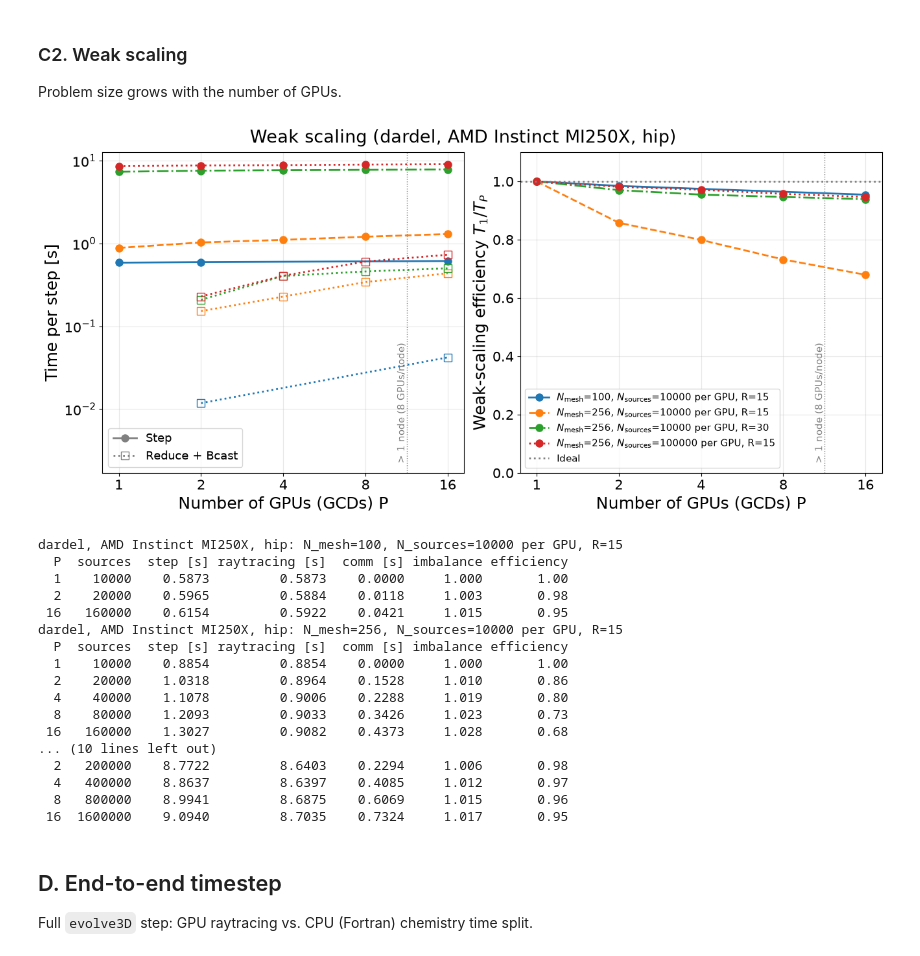
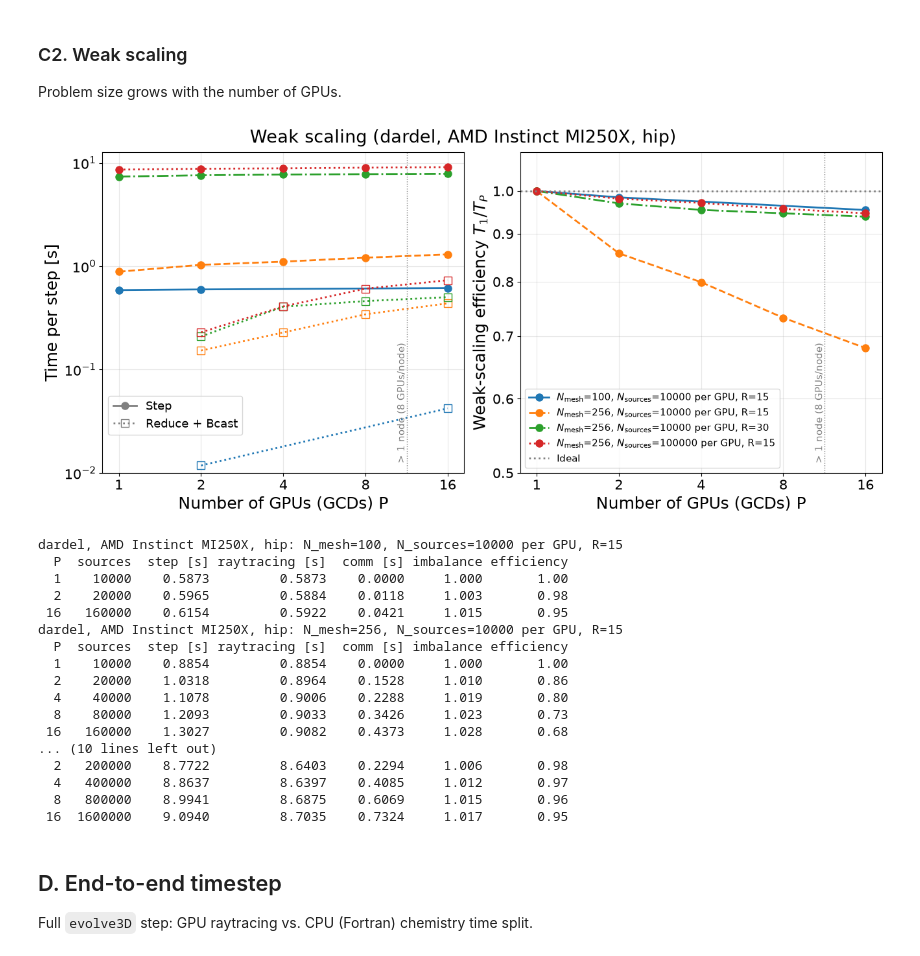
Before and after one commit to cosmic-reionization/pyC2Ray, a Jupyter notebook: examples/benchmarks/pyc2ray_benchmarks_dardel.ipynb, the cells around one changed output. Saved outputs shown, nothing was run; the diff lists cells and outputs as text; code cells hidden in the pictures.

```diff
--- a/examples/benchmarks/pyc2ray_benchmarks_dardel.ipynb
+++ b/examples/benchmarks/pyc2ray_benchmarks_dardel.ipynb
@@ -71,8 +71,8 @@ def ok(records):
 
 
 # The i-th curve gets colour Ci and the i-th line style, so overlapping curves stay
-# visible: solid is drawn first, then dashed, dash-dotted, dotted.
-STYLES = ['-', '--', '-.', ':']
+# visible: solid is drawn first, then dashed, dash-dotted, dotted, loosely dotted.
+STYLES = ['-', '--', '-.', ':', (0, (1, 4))]  # last: loosely dotted
 
 
 def style(i):
@@ -90,11 +90,11 @@ def title(fig, name, runs):
     return lambda run, text: f'{text} ({label(run)})'
 
 
-def line_types(ax, loc=3):
+def line_types(ax, loc=3, **kw):
     """Legend of the line types only (the cases are listed by colour in the other panel)."""
     ax.legend(handles=[Line2D([], [], color='gray', marker='o', label='Step'),
                        Line2D([], [], color='gray', marker='s', mfc='none', ls=':', label='Reduce + Bcast')],
-              loc=loc, fontsize=13)
+              loc=loc, fontsize=13, **kw)
     ax.set_ylim(bottom=ax.get_ylim()[0] / 5)  # room below the data for the legend
 
 
@@ -528,37 +528,40 @@ if runs:
         step = np.array([r['time_median_s'] for r in recs])
         run = next(run for run in runs if label(run) == lab)
         case = leg(run, case_label(N=N, nsrc=per, R=radius, per_gpu=True))
         axs[0].loglog(P, step, marker='o', label=f'Step ({case})', **style(i))
         multi = P > 1  # nothing to communicate with one GPU
         axs[0].loglog(P[multi], np.array([r['t_comm_median_s'] for r in recs])[multi], marker='s', mfc='none',
                       color=f'C{i % 10}', ls=':', label=f'Reduce + Bcast ({case})')
         if P[0] == 1:
-            axs[1].semilogx(P, step[0] / step, marker='o', label=case, **style(i))
+            axs[1].loglog(P, step[0] / step, marker='o', label=case, **style(i))
     axs[1].axhline(1, color='gray', ls=':', label='Ideal')
     mark_nodes(axs, runs, P_all)
     axs[0].set_ylabel('Time per step [s]')
     axs[1].set_ylabel('Weak-scaling efficiency $T_1 / T_P$')
-    axs[1].set_ylim(0, 1.1)
+    axs[1].set_ylim(0.5, 1.1)
+    axs[1].set_yticks([0.5, 0.6, 0.7, 0.8, 0.9, 1.0], ['0.5', '0.6', '0.7', '0.8', '0.9', '1.0'])
+    axs[1].minorticks_off()
     for ax in axs:
         ax.set_xlabel('Number of GPUs (GCDs) P')
         ax.grid(True, which='both', alpha=0.3)
         ax.set_xticks(P_all, [str(x) for x in P_all])
         ax.minorticks_off()
-    line_types(axs[0])
+    line_types(axs[0], bbox_to_anchor=(0, 0.1))
+    axs[0].set_ylim(bottom=1e-2)
     axs[1].legend(loc=3, fontsize=11)
     plt.show()
 
     for lab, N, radius, per in order:
         recs = cases[(lab, N, radius, per)]
         print(f'{lab}: N_mesh={N}, N_sources={per} per GPU, R={radius}')
         print(f"{'P':>3} {'sources':>8} {'step [s]':>9} {'raytracing [s]':>14} {'comm [s]':>9} {'imbalance':>9} {'efficiency':>10}")
         recs = sorted(recs, key=lambda r: r['nprocs'])
         t1 = recs[0]['time_median_s'] if recs[0]['nprocs'] == 1 else np.nan
         for r in recs:
             print(f"{r['nprocs']:>3} {r['num_sources']:>8} {r['time_median_s']:9.4f} {r['t_rt_max_median_s']:14.4f} "
                   f"{r['t_comm_median_s']:9.4f} {r['imbalance']:9.3f} {t1 / r['time_median_s']:10.2f}")
 # %% [output]
-[figure, old version]
+[figure, new version]
 dardel, AMD Instinct MI250X, hip: N_mesh=100, N_sources=10000 per GPU, R=15
   P  sources  step [s] raytracing [s]  comm [s] imbalance efficiency
   1    10000    0.5873         0.5873    0.0000     1.000       1.00
```
Also changed, not shown: parts of 3 cells of this notebook, 5 other files.
